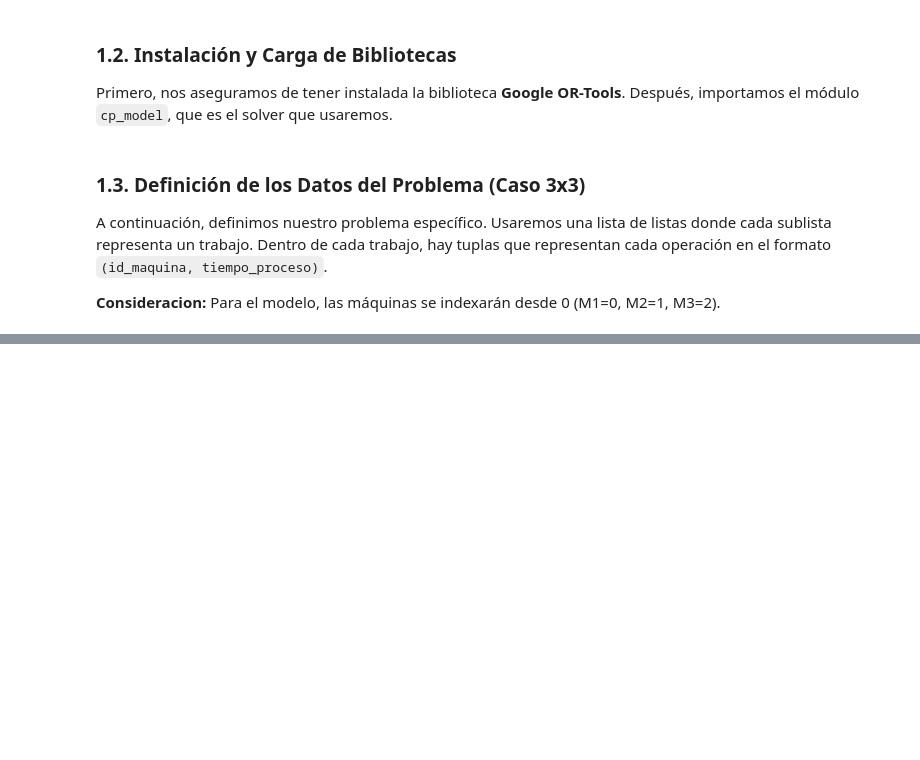
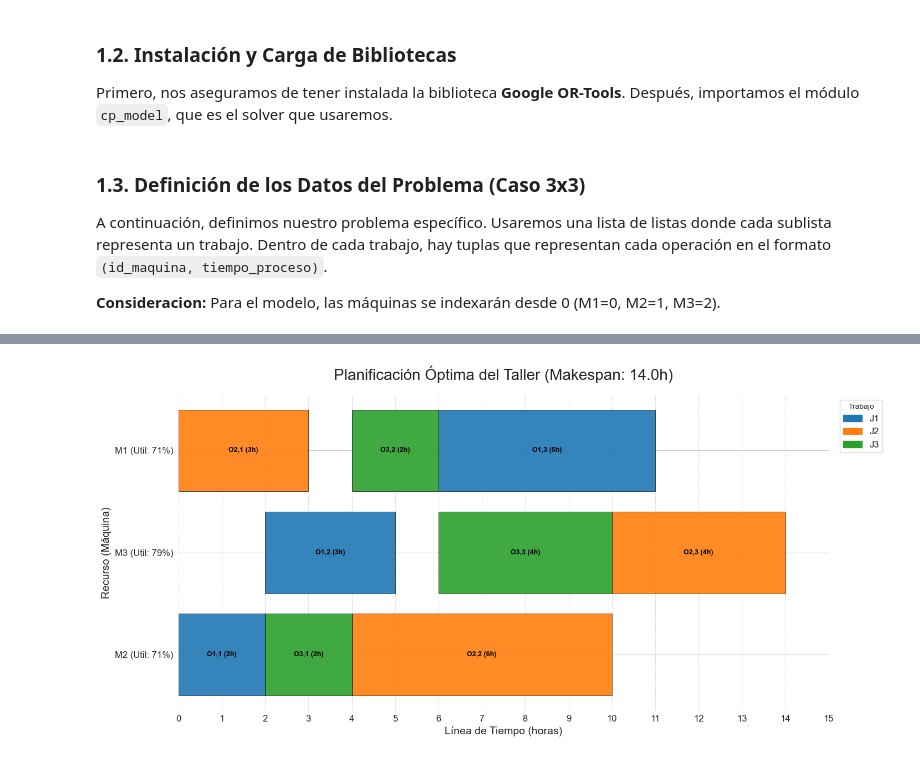
Before and after one commit to EmilianoRdzV/moca-cjshop, a Jupyter notebook: Notebooks/ClassicJobShop.ipynb, the cells around one changed output, grey strips where cells are left out. Saved outputs shown, nothing was run; the diff lists cells and outputs as text; code cells hidden in the pictures; blank space fills up the shorter version.

Commit message:
feat: notebook final, guardado de graficas e implementacion de convertidor .py

```diff
--- a/Notebooks/ClassicJobShop.ipynb
+++ b/Notebooks/ClassicJobShop.ipynb
@@ -61,4 +72,10 @@ A continuación, definimos nuestro problema específico. Usaremos una lista de l
 # %%
+# Libreria que usaremos para el solver que utilizare
+from ortools.sat.python import cp_model
+
+
+# Formato: jobs_data = [[(máquina, duración), ...], ...]
+# Recordemos que indexamos las maquinas desde el valor 0, entonces M1 = 0,.... M3 = 2
 # Formato: jobs_data = [[(máquina, duración), ...], ...]
 jobs_data = [
     [(1, 2), (2, 3), (0, 5)],  # Trabajo 1: [O1,1(M2,2), O1,2(M3,3), O1,3(M1,5)]
@@ -69,8 +86,5 @@ jobs_data = [
 num_jobs = len(jobs_data)
 num_machines = 3
 
-# Imprimimos los datos para verificar
-print(f"Problema definido para {num_jobs} trabajos y {num_machines} máquinas.")
-for i, job in enumerate(jobs_data):
-    print(f"  Trabajo {i+1}: {job}")
+print(f"*** Problema definido para {num_jobs} trabajos y {num_machines} máquinas.")
 # %% [output]
@@ -80,0 +227,8 @@ Problema definido para 3 trabajos y 3 máquinas.
+# %%
+import pandas as pd
+
+df_schedule = pd.DataFrame(schedule_data)
+df_schedule_sorted = df_schedule.sort_values(by=["Trabajo", "Inicio"]).reset_index(drop=True)
+
+print("Tabla de Planificación Óptima:")
+df_schedule_sorted
@@ -80,0 +250,68 @@ Problema definido para 3 trabajos y 3 máquinas.
+# %%
+import matplotlib.pyplot as plt
+import seaborn as sns
+import matplotlib.patches as mpatches
+
+# --- 1. Pre-cálculo: Utilización de las máquinas ---
+makespan = solver.ObjectiveValue()
+machine_utilization = df_schedule_sorted.groupby('Máquina')['Duración'].sum()
+utilization_percent = (machine_utilization / makespan * 100).round(0).astype(int)
+
+# --- 2. Configuración del Gráfico ---
+sns.set_style("whitegrid")
+fig, ax = plt.subplots(figsize=(16, 7))
+
+# --- 3. Paleta de Colores y Mapeo ---
+color_palette = "tab10"
+unique_jobs = sorted(df_schedule_sorted['Trabajo'].unique())
+colors = sns.color_palette(color_palette, n_colors=len(unique_jobs))
+color_map = dict(zip(unique_jobs, colors))
+
+# --- 4. Dibujar las Barras ---
+for index, row in df_schedule_sorted.iterrows():
+    ax.barh(
+        y=row['Máquina'],
+        width=row['Duración'],
+        left=row['Inicio'],
+        color=color_map[row['Trabajo']],
+        edgecolor='black',
+        linewidth=0.5,
+        alpha=0.9
+    )
+    label_text = f"{row['Operación']} ({row['Duración']}h)"
+    ax.text(
+        x=row['Inicio'] + row['Duración'] / 2,
+        y=row['Máquina'],
+        s=label_text,
+        ha='center',
+        va='center',
+        color='black',
+        fontsize=9,
+        fontweight='bold'
+    )
+
+# Configuracion ddel formato de la grafica
+ax.set_title(f"Planificación Óptima del Taller (Makespan: {makespan}h)", fontsize=20, pad=20)
+ax.set_xlabel("Línea de Tiempo (horas)", fontsize=14)
+ax.set_ylabel("Recurso (Máquina)", fontsize=14)
+
+y_ticks_positions = sorted(df_schedule_sorted['Máquina'].unique())
+y_tick_labels = [f"{machine} (Util: {utilization_percent.get(machine, 0)}%)" for machine in y_ticks_positions]
+
+ax.set_yticks(y_ticks_positions)
+ax.set_yticklabels(y_tick_labels)
+
+ax.grid(axis='x', linestyle='--', alpha=0.7)
+sns.despine(left=True, bottom=True)
+
+plt.xticks(range(0, int(makespan) + 2))
+ax.tick_params(axis='both', which='major', labelsize=12)
+
+legend_patches = [mpatches.Patch(color=color, label=job) for job, color in color_map.items()]
+ax.legend(handles=legend_patches, title='Trabajo', bbox_to_anchor=(1.01, 1), loc='upper left', fontsize=12)
+
+plt.tight_layout(rect=[0, 0, 0.9, 1])
+plt.savefig('../Images/ganttDetallado.png', dpi=300, bbox_inches='tight')
+plt.show()
+# %% [output]
+[figure, added]
```
Also changed, not shown: parts of 26 cells of this notebook, 7 other files.
